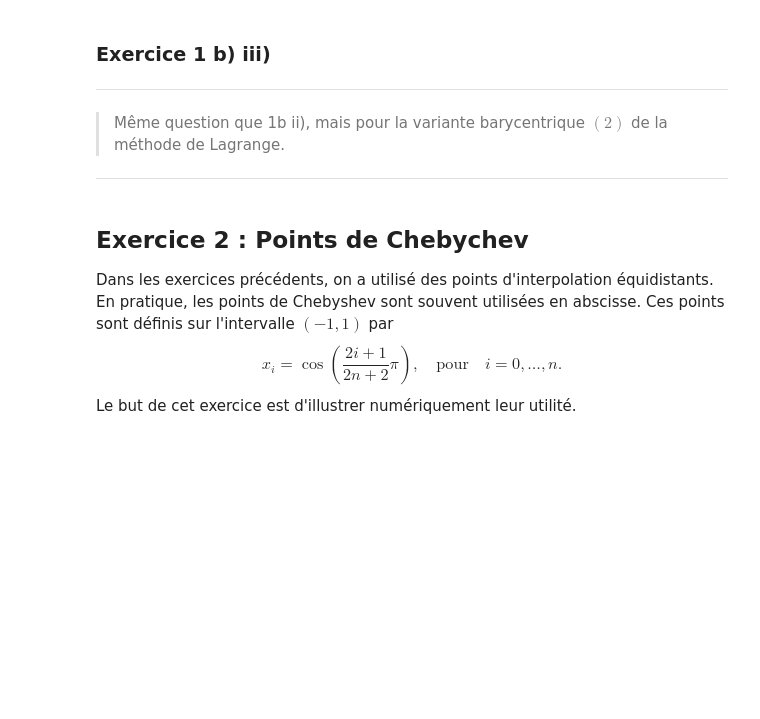
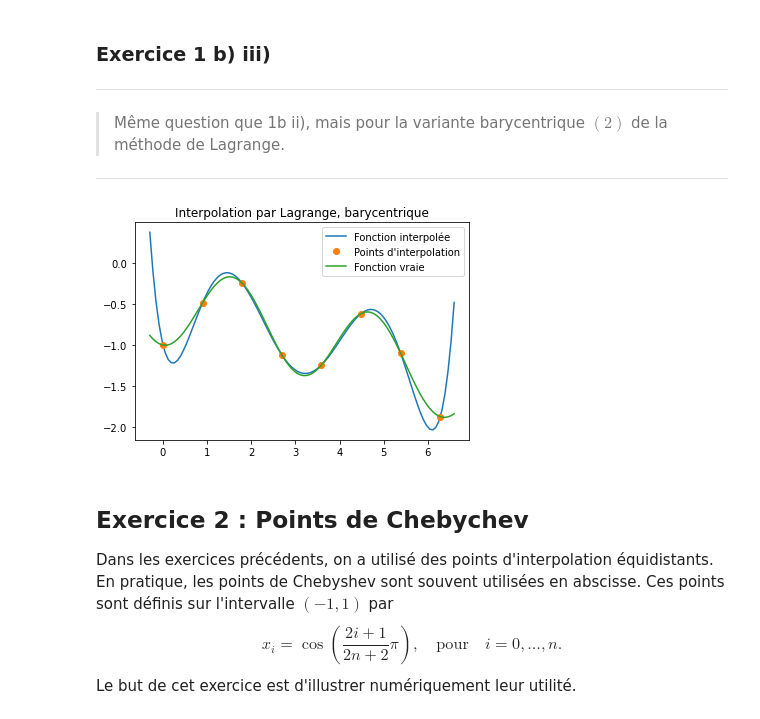
Before and after one commit to David-Kyrat/12M040-AnaNum-TPs, a Jupyter notebook: TP01.ipynb, the cells around one changed output. Cells and saved outputs as stored; diff of their text form; code cells hidden in the pictures; blank space fills up the shorter version.

```diff
--- a/TP01.ipynb
+++ b/TP01.ipynb
@@ -256,18 +254,36 @@ test_interpolation(interpolation_lagrange_v2, "Lagrange, modifie")
 ---
 > Même question que 1b ii), mais pour la variante barycentrique $(2)$ de la méthode de Lagrange.
 ---
-# %%
-def interpolation_lagrange_v3(x, x_inter, y_inter):
-    """
-    Polynôme de Lagrange defini par points d'interpolation x_inter et y_inter, evalués à x
-    """
-    n = len(x_inter)
-    w = poids(x_inter)
-
-    # ÉCRIVEZ VOTRE SOLUTION ICI
-
-
-test_interpolation(interpolation_lagrange_v3, "Lagrange, barycentrique")
+# %%
+def eqOrIn(_x, val):
+    """Checks if _x contains val (if _x is an array) or if val == x (if it is a scalar)"""
+    x = np.array(_x)
+    return val in x
+
+def interpolation_lagrange_v3(x, x_inter, y_inter):
+    """
+    Polynôme de Lagrange defini par points d'interpolation x_inter et y_inter, evalués à x
+    """
+    n, w = len(x_inter), poids(x_inter)
+    tmp_d = np.array([x - x_inter[i] for i in range(n)])
+    d_filler = lambda i: w[i] / (1 if eqOrIn(x, x_inter) else tmp_d[i])
+
+    tmp_serie = np.array([d_filler(i) for i in range(n)])
+    serie_left = np.sum([tmp_serie[i] * y_inter[i] for i in range(n)], axis=0)
+    serie_right = tmp_serie.sum(axis=0)
+
+    """ for i in range(n):
+        wi_over_x_xi = w[i] / (x - x_inter[i])
+        serie_right += wi_over_x_xi
+        serie_left += (wi_over_x_xi * y_inter[i]) """
+
+    p_x = serie_left / serie_right
+
+    return p_x
+
+test_interpolation(interpolation_lagrange_v3, "Lagrange, barycentrique")
+# %% [output]
+[figure, added]
 # %% [markdown]
 ## Exercice 2 : Points de Chebychev
 
```
Also changed, not shown: parts of 2 cells of this notebook.
